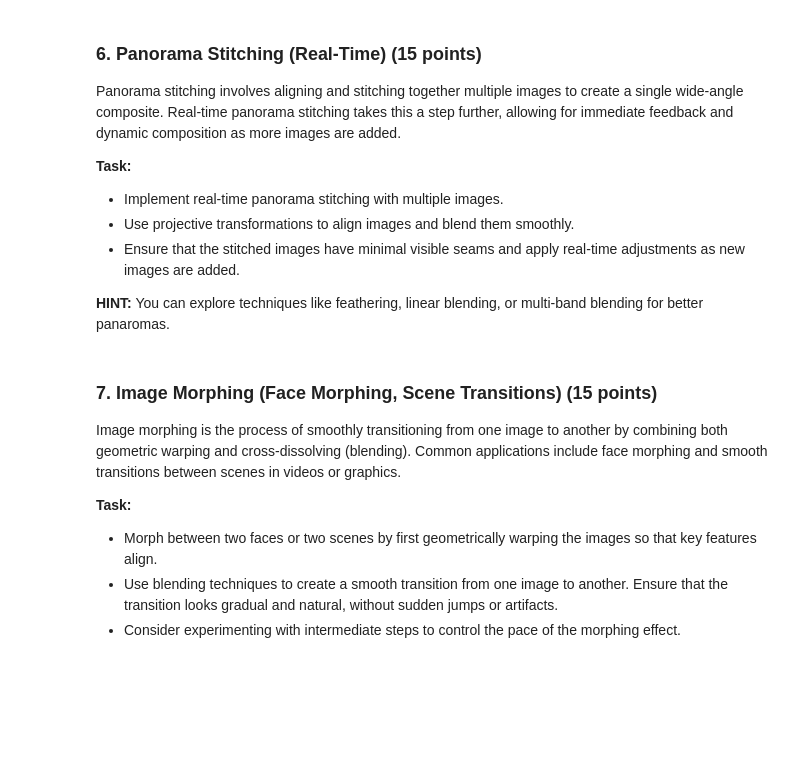
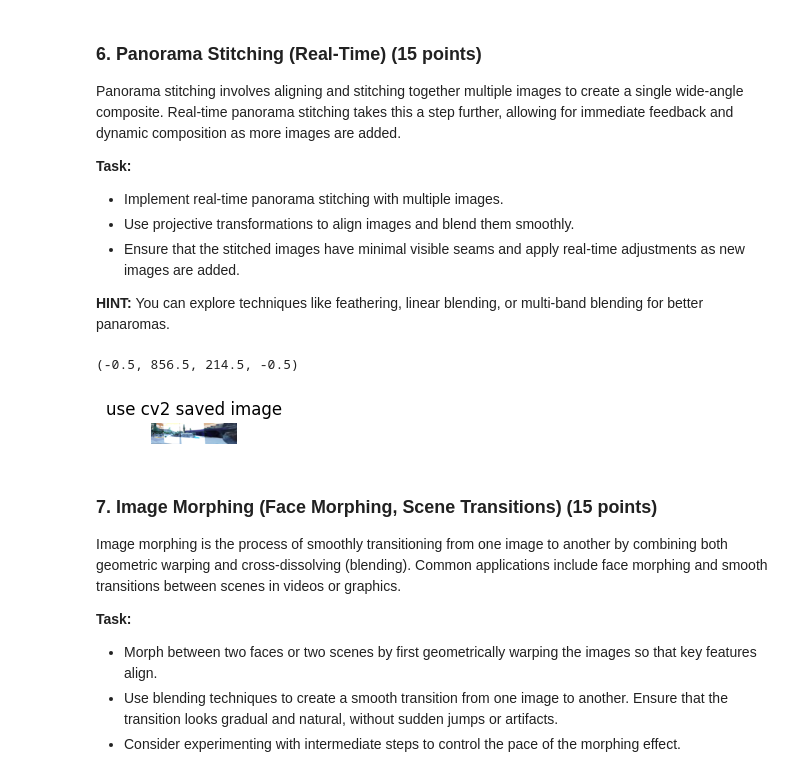
Before and after one commit to IsaacAu11/CM22010, a Jupyter notebook: ImageWarping.ipynb, the cells around one changed output. Drawn from its saved outputs; the diff is of its cells as text; code cells hidden in the pictures; blank space fills up the shorter version.

Commit message:
q6 panorama

```diff
--- a/ImageWarping.ipynb
+++ b/ImageWarping.ipynb
@@ -404,6 +404,64 @@ Panorama stitching involves aligning and stitching together multiple images to c
 
 **HINT:**
  You can explore techniques like feathering, linear blending, or multi-band blending for better panaromas.
+# %%
+import cv2
+import numpy as np
+import matplotlib.pyplot as plt
+def panorama(image1,image2):
+    # Code for Real-Time Panorama Stitching here
+    sift = cv2.SIFT_create()
+
+    #feature detection with SIFT
+    keypoints1, descriptors1 = sift.detectAndCompute(image1, None)
+    keypoints2, descriptors2 = sift.detectAndCompute(image2, None)
+
+    #feature matching with FLANN
+    flann = cv2.FlannBasedMatcher(dict(algorithm=1, trees=5), dict(checks=50))
+    matches = flann.knnMatch(descriptors1, descriptors2, k=2)
+
+    #lowe's ratio test
+    good_matches = []
+    for m, n in matches:
+        if m.distance < 0.7 * n.distance:
+            good_matches.append(m)
+
+    #extracting matching points
+    points1 = np.float32([keypoints1[m.queryIdx].pt for m in good_matches]).reshape(-1, 1, 2)
+    points2 = np.float32([keypoints2[m.trainIdx].pt for m in good_matches]).reshape(-1, 1, 2)
+
+    H, mask = cv2.findHomography(points2, points1, cv2.RANSAC, 5.0)
+    height1, width1 = image1.shape[:2]
+    height2, width2 = image2.shape[:2]
+
+    #space management
+    panorama_width = width1 + width2
+    panorama_height = max(height1, height2)
+    warped_image2 = cv2.warpPerspective(image2, H, (panorama_width, panorama_height))
+    panorama = np.zeros((panorama_height, panorama_width, 3), dtype=np.uint8)
+    panorama[0:height1, 0:width1] = image1
+
+    #blending
+    mask = (warped_image2 > 0).astype(np.uint8)
+    panorama = cv2.addWeighted(panorama, 1, warped_image2, 1, 0)
+    return panorama
+# Implement real-time panorama stitching and experiment with blending techniques
+image1 = cv2.imread("panorama1.png")
+image2 = cv2.imread("panorama2.png")
+image3 = cv2.imread("panorama3.png")
+mid_phase = panorama(image1,image2)
+panoramaImg = panorama(mid_phase,image3)
+
+#will display with incorrect colours in matplotlib, use cv2 image for output
+
+cv2.imwrite("panoramaImg.jpg", panoramaImg)
+plt.subplot(1, 5, 1)
+plt.title('use cv2 saved image')
+plt.imshow(panoramaImg)
+plt.axis('off')
+# %% [output]
+(-0.5, 856.5, 214.5, -0.5)
+[figure, added]
 # %% [markdown]
 ### 7. Image Morphing (Face Morphing, Scene Transitions) (15 points)
 Image morphing is the process of smoothly transitioning from one image to another by combining both geometric warping and cross-dissolving (blending). Common applications include face morphing and smooth transitions between scenes in videos or graphics.
```
Also changed, not shown: 4 other files.
